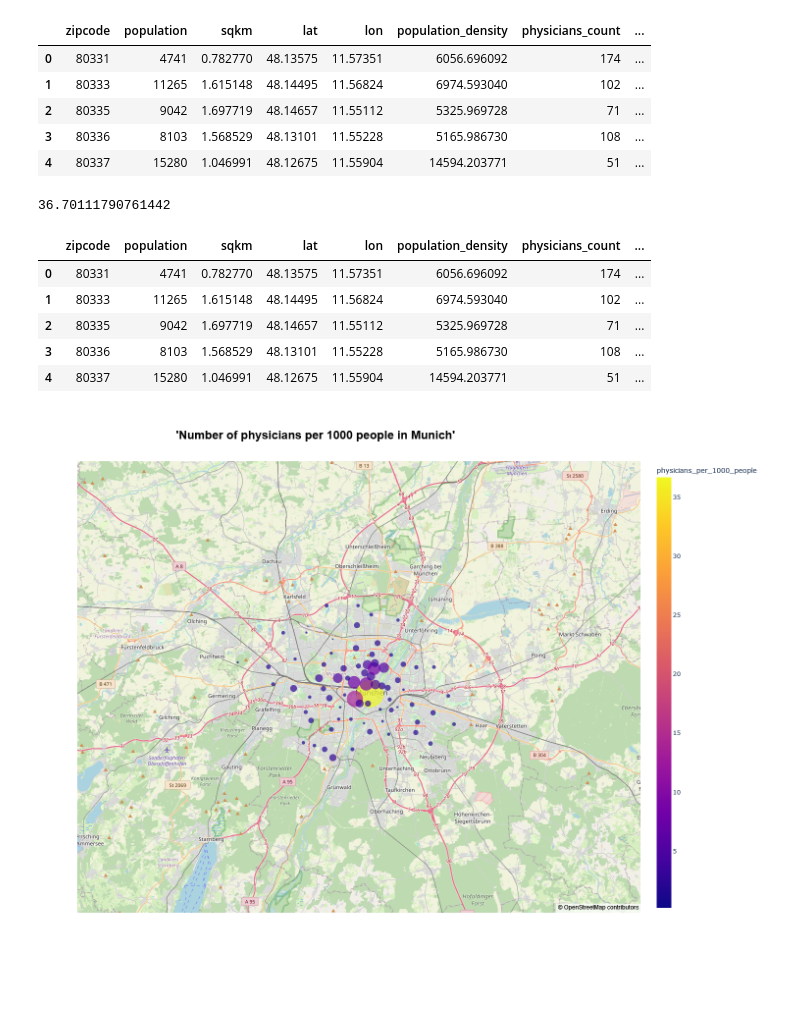
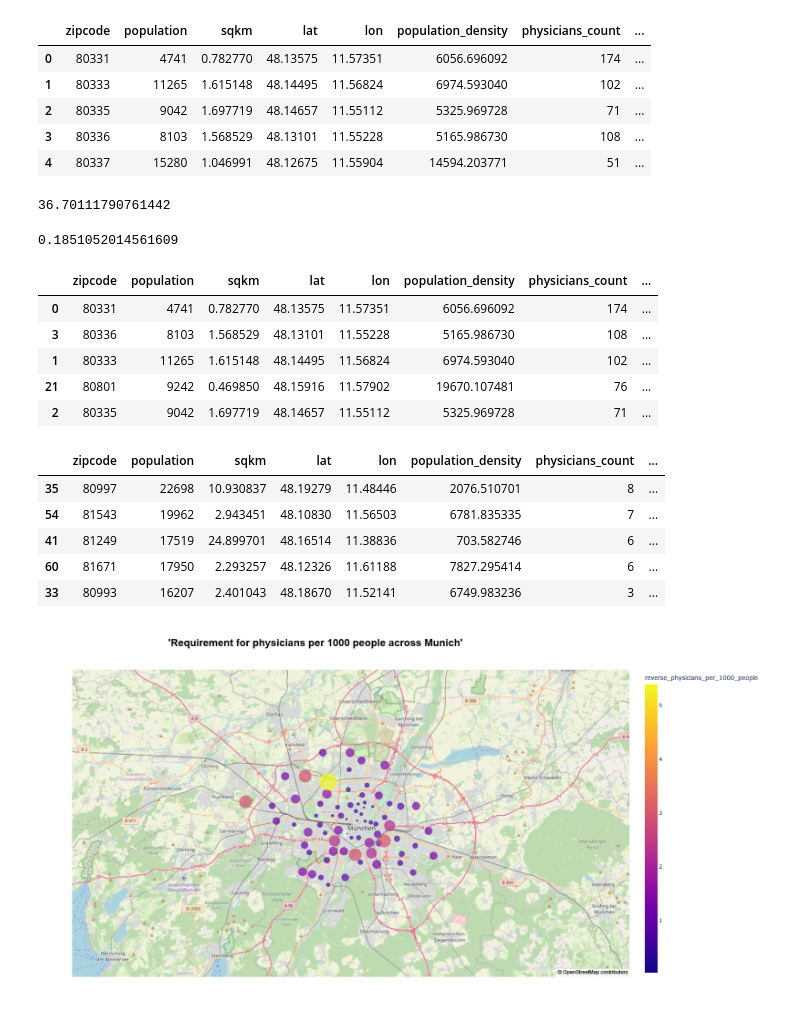
Before and after one commit to nav1515/physician-germany, a Jupyter notebook: notebooks/visualization.ipynb, the cells around one changed output. Cells and saved outputs as stored; diff of their text form; code cells hidden in the pictures; blank space fills up the shorter version.

Commit message:
Add sorted merged df & color map by physicians requirement

```diff
--- a/notebooks/visualization.ipynb
+++ b/notebooks/visualization.ipynb
@@ -14,8 +14,6 @@ df.head()
 | 2 | 80335 | 9042 | 1.697719 | 48.14657 | 11.55112 | 5325.969728 | 71 | ... |
 | 3 | 80336 | 8103 | 1.568529 | 48.13101 | 11.55228 | 5165.986730 | 108 | ... |
 | 4 | 80337 | 15280 | 1.046991 | 48.12675 | 11.55904 | 14594.203771 | 51 | ... |
-# %%
-max = df["physicians_per_1000_people"].max()
-max
-# %% [output]
-36.70111790761442
+# %%
+# sort by physicians_per_1000_people in descending order
+df.sort_values(by="physicians_per_1000_people", ascending=False, inplace=True)
@@ -22,42 +22,62 @@ max
+# %%
+max = df.head(1)["physicians_per_1000_people"].values[0]
+max
+# %% [output]
+36.70111790761442
+# %%
+min = df.tail(1)["physicians_per_1000_people"].values[0]
+min
+# %% [output]
+0.1851052014561609
 # %%
-df["reverse_physicians_per_1000_people"] = df["physicians_per_1000_people"].apply(lambda x: max - x)
+df["reverse_physicians_per_1000_people"] = 1 / df["physicians_per_1000_people"]
+#df["reverse_physicians_per_1000_people"] = df["physicians_per_1000_people"].apply(lambda x: max - x + min)
 df.head()
 # %% [output]
 |  | zipcode | population | sqkm | lat | lon | population_density | physicians_count | ... |
 | 0 | 80331 | 4741 | 0.782770 | 48.13575 | 11.57351 | 6056.696092 | 174 | ... |
+| 3 | 80336 | 8103 | 1.568529 | 48.13101 | 11.55228 | 5165.986730 | 108 | ... |
 | 1 | 80333 | 11265 | 1.615148 | 48.14495 | 11.56824 | 6974.593040 | 102 | ... |
+| 21 | 80801 | 9242 | 0.469850 | 48.15916 | 11.57902 | 19670.107481 | 76 | ... |
 | 2 | 80335 | 9042 | 1.697719 | 48.14657 | 11.55112 | 5325.969728 | 71 | ... |
-| 3 | 80336 | 8103 | 1.568529 | 48.13101 | 11.55228 | 5165.986730 | 108 | ... |
-| 4 | 80337 | 15280 | 1.046991 | 48.12675 | 11.55904 | 14594.203771 | 51 | ... |
+# %%
+df.tail()
+# %% [output]
+|  | zipcode | population | sqkm | lat | lon | population_density | physicians_count | ... |
+| 35 | 80997 | 22698 | 10.930837 | 48.19279 | 11.48446 | 2076.510701 | 8 | ... |
+| 54 | 81543 | 19962 | 2.943451 | 48.10830 | 11.56503 | 6781.835335 | 7 | ... |
+| 41 | 81249 | 17519 | 24.899701 | 48.16514 | 11.38836 | 703.582746 | 6 | ... |
+| 60 | 81671 | 17950 | 2.293257 | 48.12326 | 11.61188 | 7827.295414 | 6 | ... |
+| 33 | 80993 | 16207 | 2.401043 | 48.18670 | 11.52141 | 6749.983236 | 3 | ... |
 # %%
 fig = px.scatter_mapbox(df,
                         lat='lat',
                         lon='lon',
-                        color='physicians_per_1000_people',
-                        size='physicians_per_1000_people', # TODO debug reverse and replace
-                        size_max=40,
+                        color='reverse_physicians_per_1000_people',
+                        size='reverse_physicians_per_1000_people',
+                        size_max=30,
                         hover_name='zipcode',
                         hover_data=['zipcode', 'population', 'physicians_count', 'physicians_per_1000_people'],
                         zoom=10,
-                        title="<b>'Number of physicians per 1000 people in Munich'</b>",
+                        title="<b>'Requirement for physicians per 1000 people across Munich'</b>",
                         color_discrete_sequence=px.colors.qualitative.Plotly
                        )
 
 fig.update_layout(
                     title={"font_size":20,
                            "xanchor":"center", "x":0.38,
                            "yanchor":"bottom", "y":0.95},
                     title_font=dict(size=24, color='Black', family='Arial, sans-serif'),
-                    height=1100,
+                    height=900,
                     width=1300,
                     autosize=True,
                     hovermode='closest',
                     mapbox=dict(
                         style='open-street-map'
                     ),
-                    legend_title_text='Physicians per 1000 people'
+                    legend_title_text='1 / physicians per 1000 people' # TODO
 )
 
 fig.show()
 # %% [output]
-[figure, old version]
+[figure, new version]
```
Also changed, not shown: parts of 1 cell of this notebook, 1 other file.
